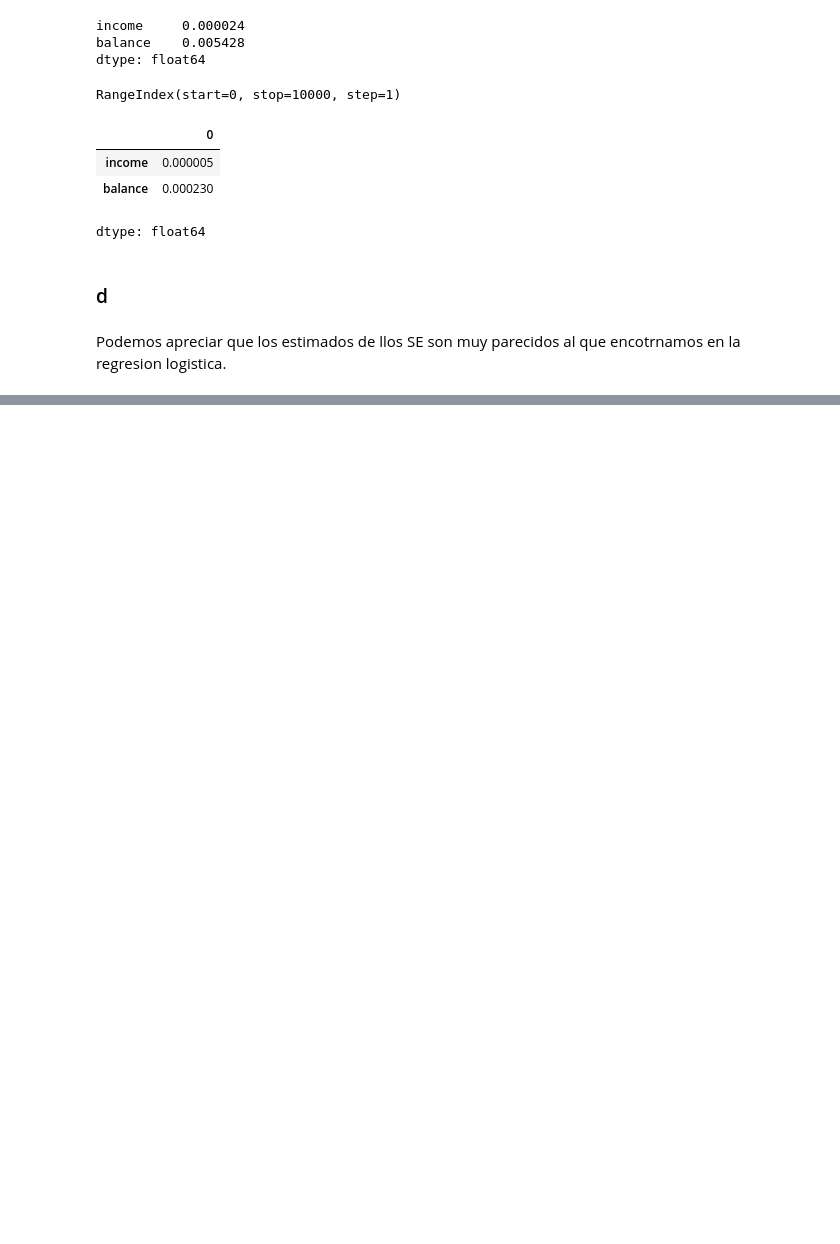
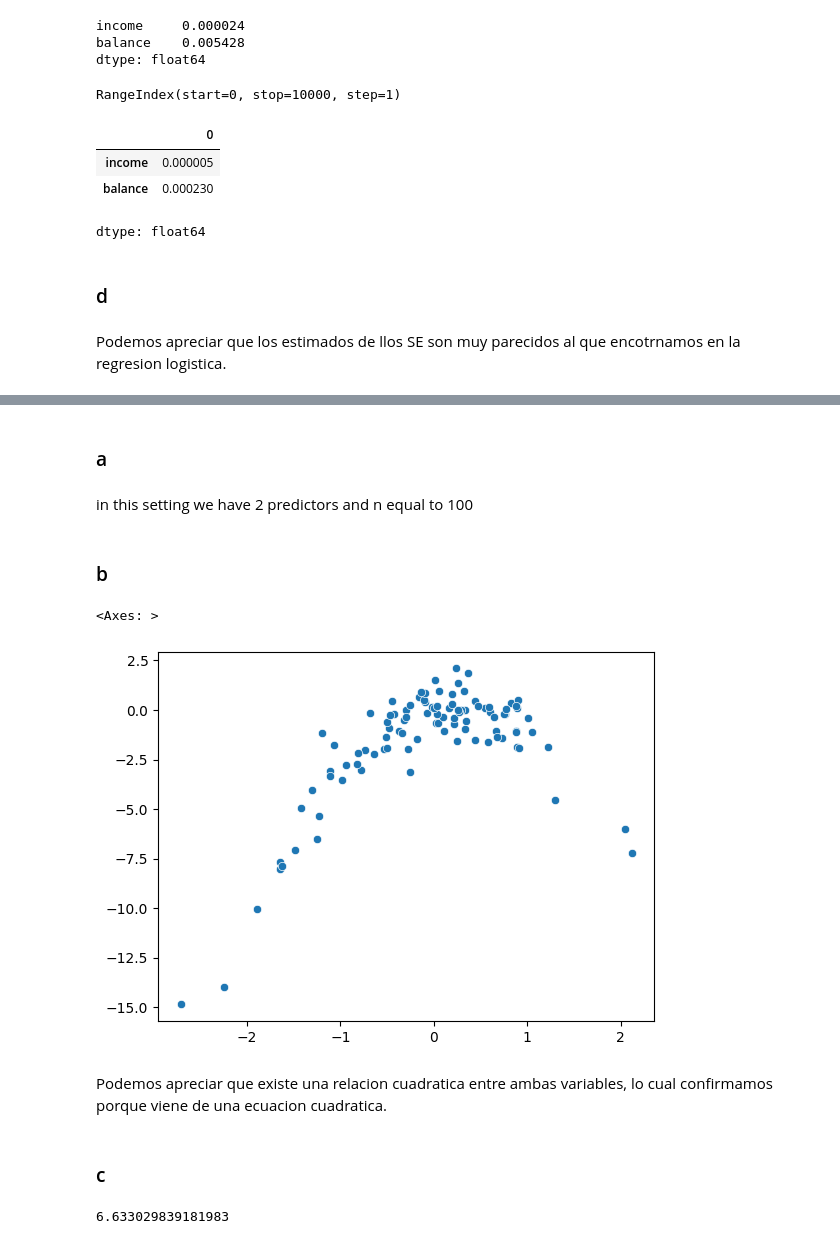
Before and after one commit to chuancao26/islp, a Jupyter notebook: resamplng_methods_exercices.ipynb, the cells around one changed output, grey strips where cells are left out. Drawn from its saved outputs; the diff is of its cells as text; code cells hidden in the pictures; blank space fills up the shorter version.

```diff
--- a/resamplng_methods_exercices.ipynb
+++ b/resamplng_methods_exercices.ipynb
@@ -490,0 +632,6 @@ Podemos apreciar que los estimados de llos SE son muy parecidos al que encotrnam
+# %% [markdown]
+### a
+# %%
+rng = np.random.default_rng(1)
+x = rng.normal(size=100)
+y = x - 2 * x ** 2 + rng.normal(size=100)
@@ -490,0 +640,13 @@ Podemos apreciar que los estimados de llos SE son muy parecidos al que encotrnam
+# %% [markdown]
+in this setting we have 2 predictors and n equal to 100
+# %% [markdown]
+### b
+# %%
+sns.scatterplot(x=x, y=y)
+# %% [output]
+<Axes: >
+[figure, added]
+# %% [markdown]
+Podemos apreciar que existe una relacion cuadratica entre ambas variables, lo cual confirmamos porque viene de una ecuacion cuadratica.
+# %% [markdown]
+### c
@@ -490,0 +670,5 @@ Podemos apreciar que los estimados de llos SE son muy parecidos al que encotrnam
+# %%
+design = MS(["x"])
+print(loocv(design, df))
+# %% [output]
+6.633029839181983
```
Also changed, not shown: parts of 26 cells of this notebook.
